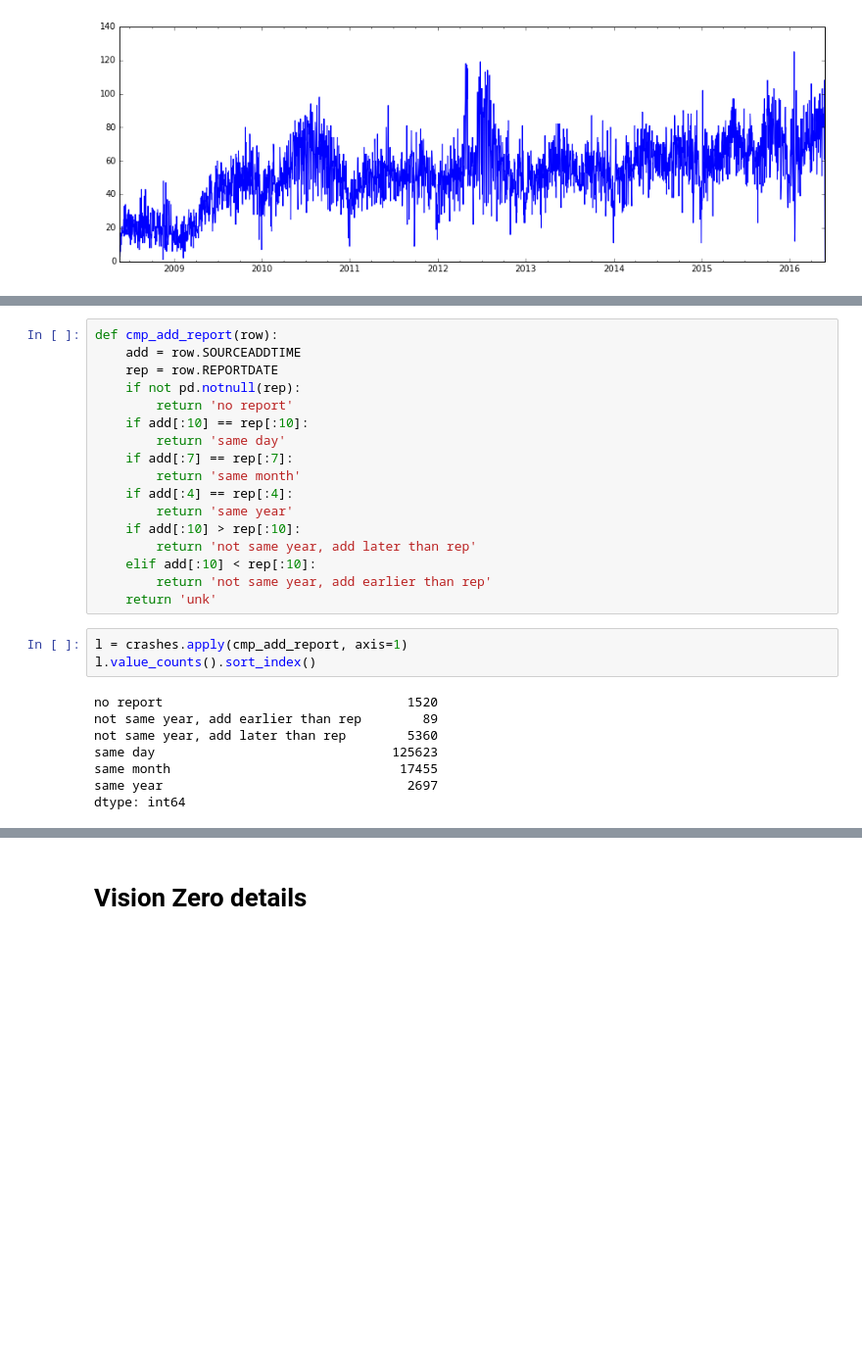
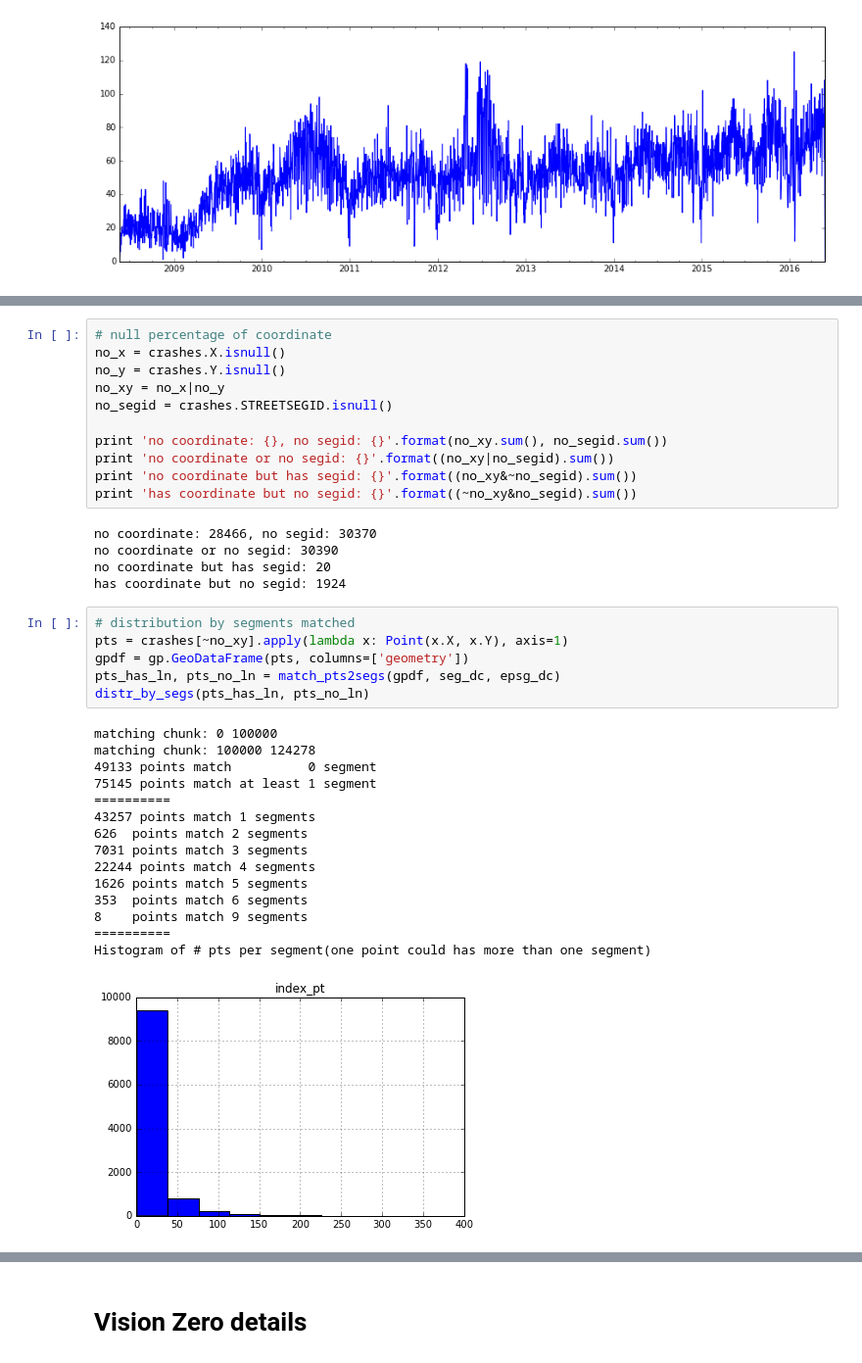
Before and after one commit to JHWu92/Cycling_safety, a Jupyter notebook: open_data_analysis/RAW-dc-crash-vision0-311.ipynb, the cells around one changed output, grey strips where cells are left out. Shown at 98% size. Saved outputs shown, nothing was run; the diff lists cells and outputs as text; blank space fills up the shorter version.

```diff
--- a/open_data_analysis/RAW-dc-crash-vision0-311.ipynb
+++ b/open_data_analysis/RAW-dc-crash-vision0-311.ipynb
@@ -155,28 +270,38 @@ Name: REPORTDATE, dtype: object
-# %%
-def cmp_add_report(row):
-    add = row.SOURCEADDTIME
-    rep = row.REPORTDATE
-    if not pd.notnull(rep):
-        return 'no report'
-    if add[:10] == rep[:10]:
-        return 'same day'
-    if add[:7] == rep[:7]:
-        return 'same month'
-    if add[:4] == rep[:4]:
-        return 'same year'
-    if add[:10] > rep[:10]:
-        return 'not same year, add later than rep'
-    elif add[:10] < rep[:10]:
-        return 'not same year, add earlier than rep'
-    return 'unk'
-# %%
-l = crashes.apply(cmp_add_report, axis=1)
-l.value_counts().sort_index()
-# %% [output]
-no report                                1520
-not same year, add earlier than rep        89
-not same year, add later than rep        5360
-same day                               125623
-same month                              17455
-same year                                2697
-dtype: int64
+# %%
+# null percentage of coordinate
+no_x = crashes.X.isnull()
+no_y = crashes.Y.isnull()
+no_xy = no_x|no_y
+no_segid = crashes.STREETSEGID.isnull()
+
+print 'no coordinate: {}, no segid: {}'.format(no_xy.sum(), no_segid.sum())
+print 'no coordinate or no segid: {}'.format((no_xy|no_segid).sum())
+print 'no coordinate but has segid: {}'.format((no_xy&~no_segid).sum())
+print 'has coordinate but no segid: {}'.format((~no_xy&no_segid).sum())
+# %% [output]
+no coordinate: 28466, no segid: 30370
+no coordinate or no segid: 30390
+no coordinate but has segid: 20
+has coordinate but no segid: 1924
+# %%
+# distribution by segments matched
+pts = crashes[~no_xy].apply(lambda x: Point(x.X, x.Y), axis=1)
+gpdf = gp.GeoDataFrame(pts, columns=['geometry'])
+pts_has_ln, pts_no_ln = match_pts2segs(gpdf, seg_dc, epsg_dc)
+distr_by_segs(pts_has_ln, pts_no_ln)
+# %% [output]
+matching chunk: 0 100000
+matching chunk: 100000 124278
+49133 points match          0 segment
+75145 points match at least 1 segment
+==========
+43257 points match 1 segments
+626  points match 2 segments
+7031 points match 3 segments
+22244 points match 4 segments
+1626 points match 5 segments
+353  points match 6 segments
+8    points match 9 segments
+==========
+Histogram of # pts per segment(one point could has more than one segment)
+[figure, added]
```
Also changed, not shown: parts of 16 cells of this notebook.
